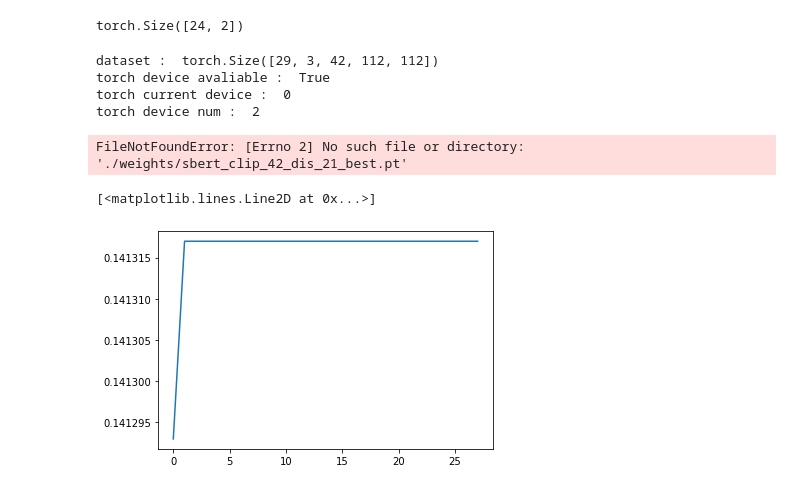
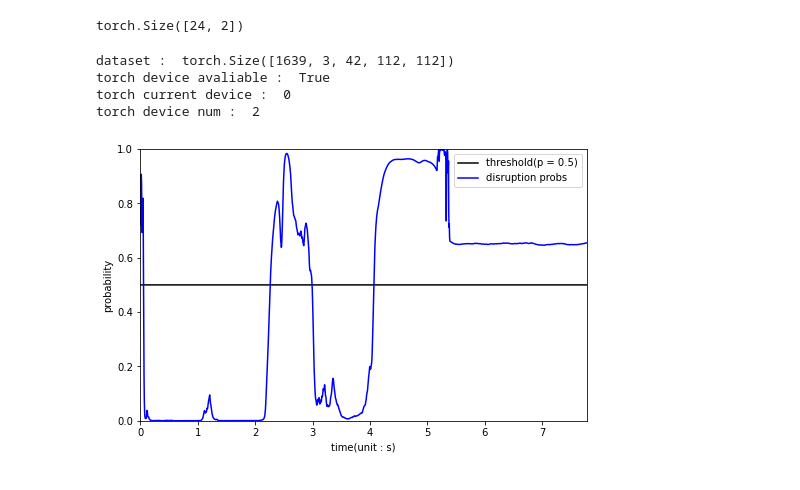
Before and after one commit to ZINZINBIN/Disruption-Prediciton-based-on-Multimodal-Deep-Learning, a Jupyter notebook: test.ipynb, the cells around one changed output. Drawn from its saved outputs; the diff is of its cells as text; code cells hidden in the pictures.

Commit message:
edit utility.py and test.ipynb : plot the probs curve

```diff
--- a/test.ipynb
+++ b/test.ipynb
@@ -606,13 +606,13 @@ torch.Size([24, 2])
 # %%
 from src.utils.utility import generate_prob_curve, video2tensor
 
-video_path = "./dataset/raw_videos/raw_videos/021273tv02.avi"
+video_path = "./dataset/raw_videos/raw_videos/021274tv01.avi"
+video_path = "./dataset/raw_videos/raw_videos/021310tv01.avi"
 dataset = video2tensor(
     video_path,
     3,
     42,
     112,
-    drop_last = False
 )
 
 print("dataset : ", dataset.size())
@@ -639,40 +639,33 @@ from src.models.transformer import SBERT
 
 video_encoder = SITSBertSpatialEncoder(
     input_shape  = (3, 42, 112, 112),
     alpha  = 2,
     layers = [1,2,2,1]
 )
 
 num_features = video_encoder.get_output_size()[-1]
 temporal_encoder = SBERT(
     num_features = num_features, #18432,
     hidden = 128,
     n_layers = 4,
     attn_heads = 8,
     max_len  = 42
 )
 
 model = SBERTDisruptionClassifier(
     spatio_encoder = video_encoder,
     sbert = temporal_encoder,
     mlp_hidden = 128,
     num_classes = 2
 )
 
 weight = "./weights/sbert_clip_42_dis_21_best.pt"
 model.load_state_dict(torch.load(weight))
 
-probs = generate_prob_curve(dataset, model, batch_size = 4, device = device)
+probs = generate_prob_curve(dataset, model, batch_size = 16, device = device)
 # %% [output]
-dataset :  torch.Size([29, 3, 42, 112, 112])
+dataset :  torch.Size([1639, 3, 42, 112, 112])
 torch device avaliable :  True
 torch current device :  0
 torch device num :  2
-FileNotFoundError: [Errno 2] No such file or directory: './weights/sbert_clip_42_dis_21_best.pt'
+[figure, added]
-# %%
-import matplotlib.pyplot as plt
-
-plt.plot(probs)
-# %% [output]
-[<matplotlib.lines.Line2D at 0x...>]
-[figure, removed]
```
Also changed, not shown: parts of 1 cell of this notebook, 3 other files.
